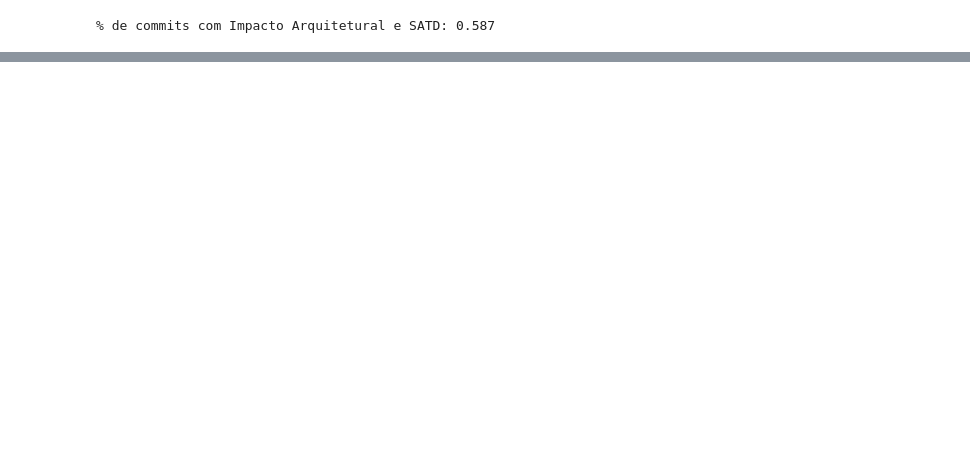
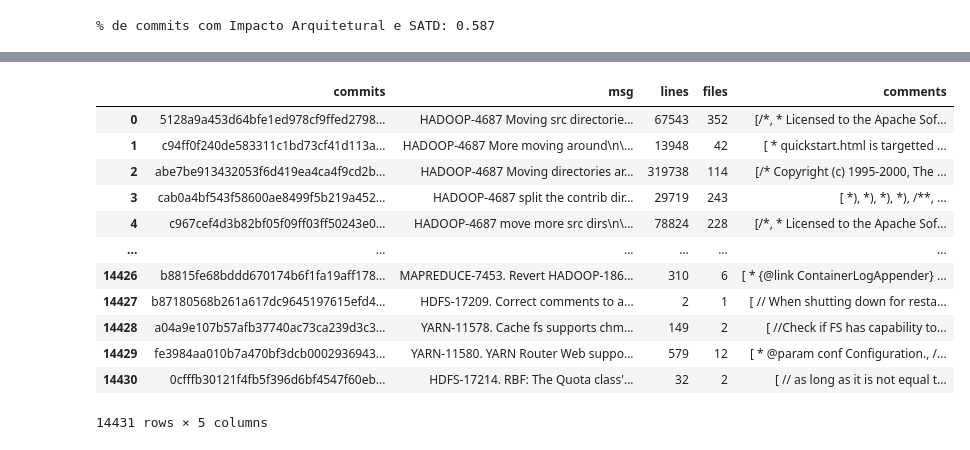
Before and after one commit to armandossrecife/my_validation, a Jupyter notebook: my_satd_hadoop.ipynb, the cells around one changed output, grey strips where cells are left out. Drawn from its saved outputs; the diff is of its cells as text; code cells hidden in the pictures; blank space fills up the shorter version.

```diff
--- a/my_satd_hadoop.ipynb
+++ b/my_satd_hadoop.ipynb
@@ -331,0 +531,2 @@ print(f'% de commits com Impacto Arquitetural e SATD: {p_commits_com_yes_ai}')
+# %%
+dict_commit_diffs_no_satd = my_satd_commit_analyzer.analyze_commit_diffs_for_no_satd(start_date, end_date, final_satd_keywords)
@@ -331,0 +535,22 @@ print(f'% de commits com Impacto Arquitetural e SATD: {p_commits_com_yes_ai}')
+# %%
+l_commits_no_satd, l_msg_no_satd, l_lines_no_satd, l_files_no_satd, l_comments_no_satd = [], [], [], [], []
+
+for k, v in dict_commit_diffs_no_satd.items():
+  if len(v[3]) > 0:
+    l_commits_no_satd.append(k)
+    l_msg_no_satd.append(v[0])
+    l_lines_no_satd.append(v[1])
+    l_files_no_satd.append(v[2])
+    l_comments_no_satd.append(v[3])
+
+dict_commit_diffs_aux_no_satd = {
+    'commits': l_commits_no_satd,
+    'msg': l_msg_no_satd,
+    'lines': l_lines_no_satd,
+    'files': l_files_no_satd,
+    'comments': l_comments_no_satd
+}
+
+df_commit_diffs_aux_no_satd = pd.DataFrame(dict_commit_diffs_aux_no_satd)
+
+df_commit_diffs_aux_no_satd.info()
@@ -331,0 +570,16 @@ print(f'% de commits com Impacto Arquitetural e SATD: {p_commits_com_yes_ai}')
+# %%
+df_commit_diffs_aux_no_satd
+# %% [output]
+|  | commits | msg | lines | files | comments |
+| 0 | 5128a9a453d64bfe1ed978cf9ffed2798... | HADOOP-4687 Moving src directorie... | 67543 | 352 | [/*, * Licensed to the Apache Sof... |
+| 1 | c94ff0f240de583311c1bd73cf41d113a... | HADOOP-4687 More moving around\n\... | 13948 | 42 | [ * quickstart.html is targetted ... |
+| 2 | abe7be913432053f6d419ea4ca4f9cd2b... | HADOOP-4687 Moving directories ar... | 319738 | 114 | [/* Copyright (c) 1995-2000, The ... |
+| 3 | cab0a4bf543f58600ae8499f5b219a452... | HADOOP-4687 split the contrib dir... | 29719 | 243 | [ *), *), *), *), /**, ... |
+| 4 | c967cef4d3b82bf05f09ff03ff50243e0... | HADOOP-4687 move more src dirs\n\... | 78824 | 228 | [/*, * Licensed to the Apache Sof... |
+| ... | ... | ... | ... | ... | ... |
+| 14426 | b8815fe68bddd670174b6f1fa19aff178... | MAPREDUCE-7453. Revert HADOOP-186... | 310 | 6 | [ * {@link ContainerLogAppender} ... |
+| 14427 | b87180568b261a617dc9645197615efd4... | HDFS-17209. Correct comments to a... | 2 | 1 | [ // When shutting down for resta... |
+| 14428 | a04a9e107b57afb37740ac73ca239d3c3... | YARN-11578. Cache fs supports chm... | 149 | 2 | [ //Check if FS has capability to... |
+| 14429 | fe3984aa010b7a470bf3dcb0002936943... | YARN-11580. YARN Router Web suppo... | 579 | 12 | [ * @param conf Configuration., /... |
+| 14430 | 0cfffb30121f4fb5f396d6bf4547f60eb... | HDFS-17214. RBF: The Quota class'... | 32 | 2 | [ // as long as it is not equal t... |
+14431 rows × 5 columns
```
Also changed, not shown: parts of 17 cells of this notebook.
